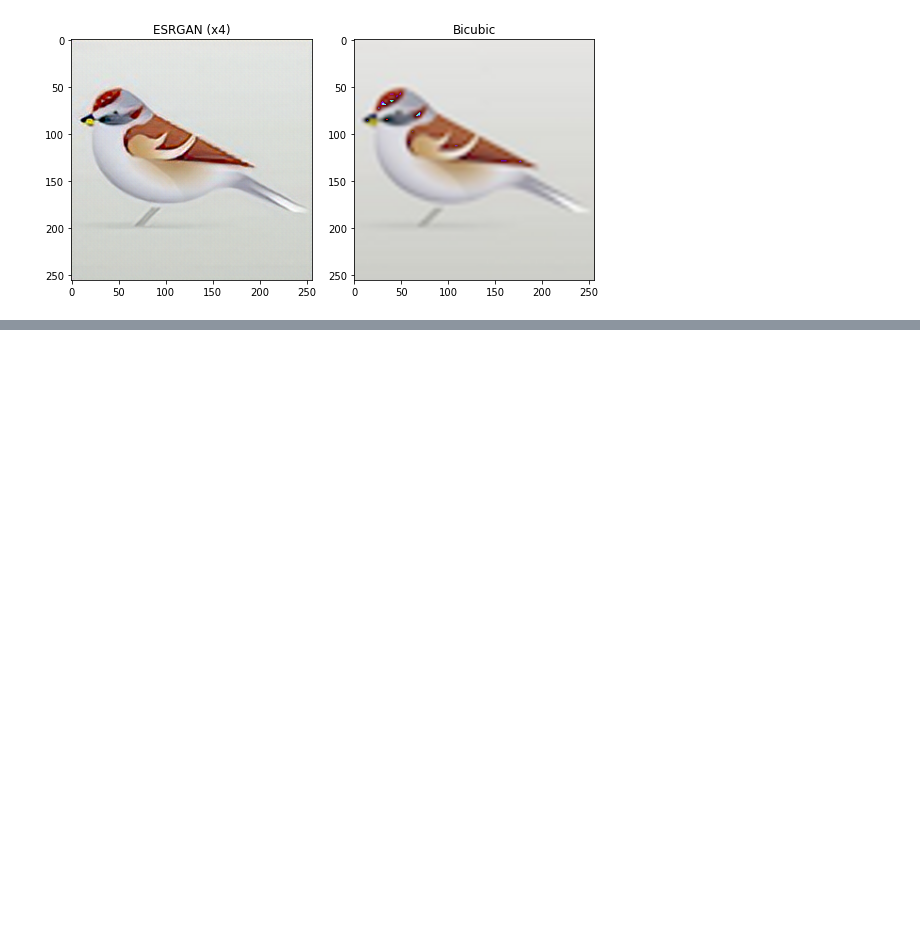
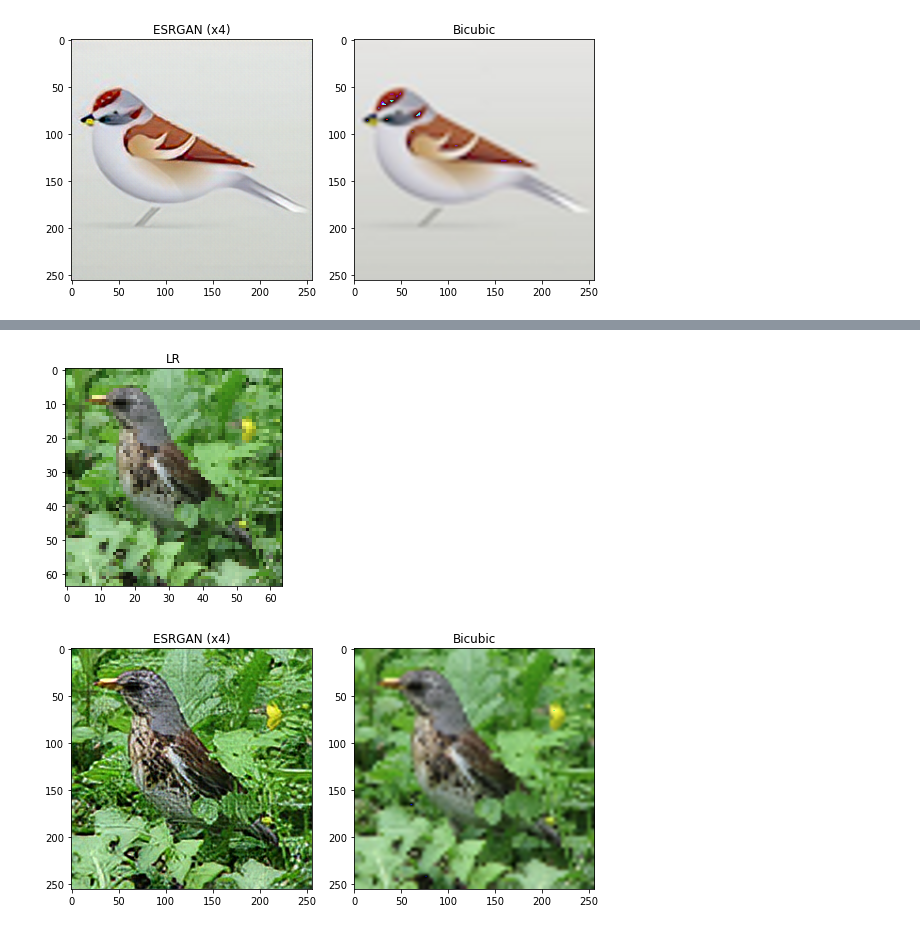
Before and after one commit to OlgaBelitskaya/kaggle_tfpractice, a Jupyter notebook: tensorflow-practice-13.ipynb, the cells around one changed output, grey strips where cells are left out. Drawn from its saved outputs; the diff is of its cells as text; code cells hidden in the pictures; blank space fills up the shorter version.

```diff
--- a/tensorflow-practice-13.ipynb
+++ b/tensorflow-practice-13.ipynb
@@ -93,7 +93,8 @@ def esrgantf2_superresolution(img_path,img_size=50):
     with tf.io.gfile.GFile('ESRGAN.tflite','wb') as f:
         f.write(tflite_model)
     esrgan_model_path='./ESRGAN.tflite'
-    img_path=tf.keras.utils.get_file('img.png',img_path)
+    img_path=tf.keras.utils.get_file(
+        'img'+str(np.random.randint(1,99999))+'.png',img_path)
     lr=tf.io.read_file(img_path)
     lr=tf.image.decode_jpeg(lr)
     lr=tf.image.resize(lr,[img_size,img_size])
@@ -123,3 +124,7 @@ Downloading data from https://olgabelitskaya.gitlab.io/images/04_001.png
 <Figure size 432x288 with 0 Axes>
 [figure]
 [figure]
+# %%
+lr,sr=esrgantf2_superresolution(file_path+'01_019.png',64)
+low2superbicubic_imgs(lr,sr)
+# %% [output]
@@ -125,0 +133,2 @@ Downloading data from https://olgabelitskaya.gitlab.io/images/04_001.png
+[figure, added]
+[figure, added]
```
Also changed, not shown: parts of 1 cell of this notebook, 1 other file.
